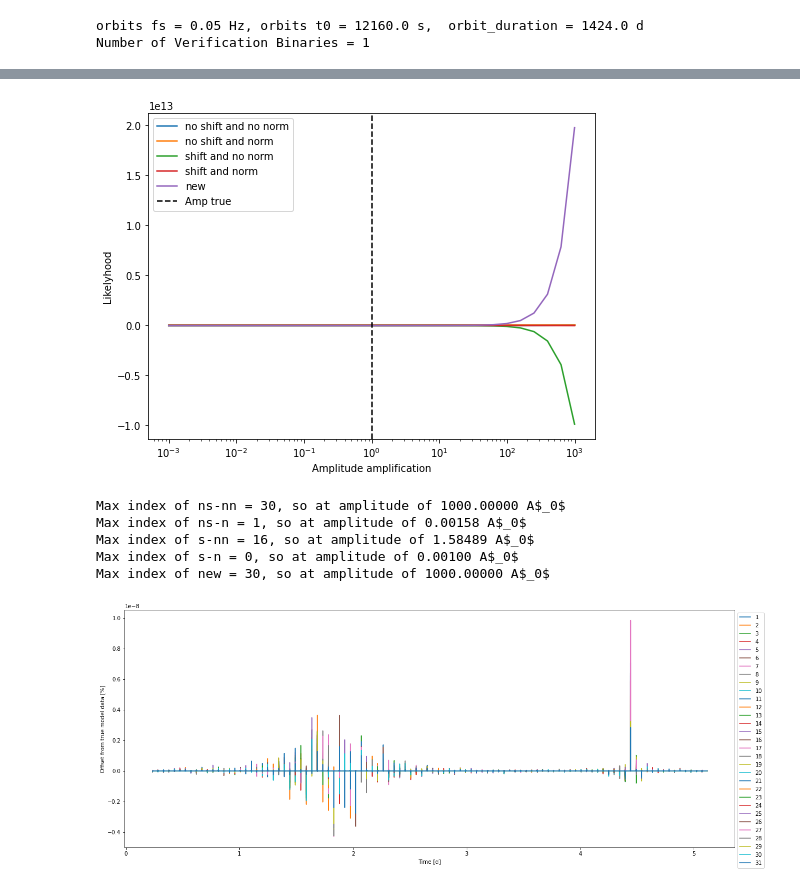
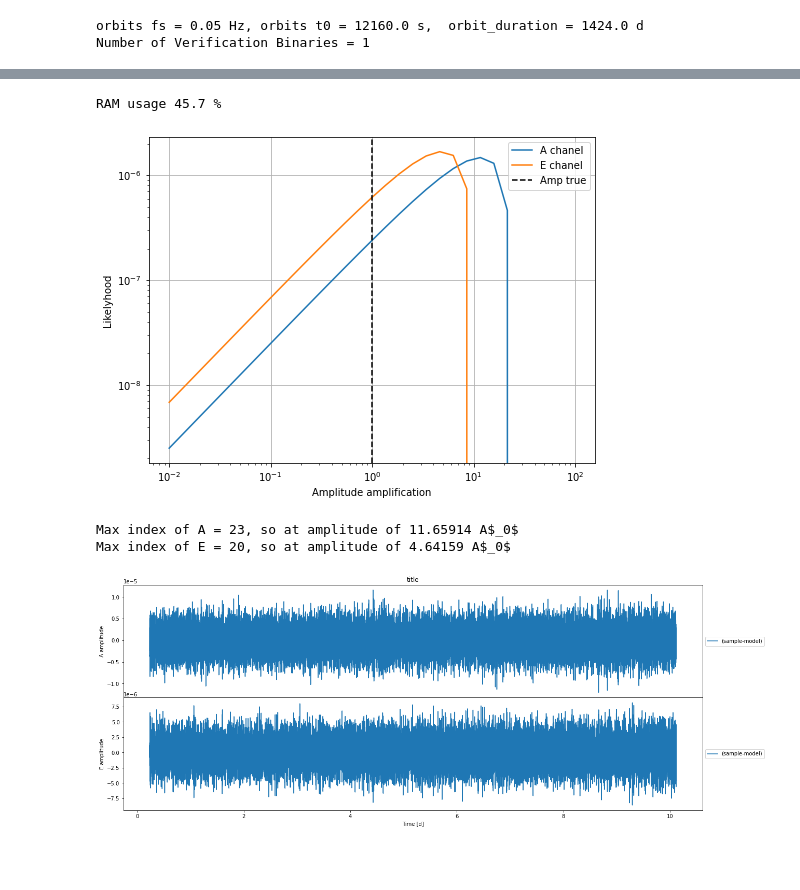
Before and after one commit to BartOuwehand/MP1_LISA, a Jupyter notebook: pyscripts/notebook_gen_fsdata_matchedfiltering.ipynb, the cells around one changed output, grey strips where cells are left out. Saved outputs shown, nothing was run; the diff lists cells and outputs as text; code cells hidden in the pictures; blank space fills up the shorter version.

```diff
--- a/pyscripts/notebook_gen_fsdata_matchedfiltering.ipynb
+++ b/pyscripts/notebook_gen_fsdata_matchedfiltering.ipynb
@@ -47,13 +61,26 @@ for j in [range(N2)[N2//2]]:
     fig, axs = plt.subplots(2,sharex=True,figsize=(20,8),gridspec_kw={'hspace':0})
     for k in range(2):
             # axs[k].plot(mdata_1b[0]/day,mdata_1b[1+2*j+k],label=str(N2-N2//2))
-        axs[k].plot(fsdata[0]/day,fsdata[1+k],c='black')
-        axs[k].plot(mdata[0]/day,rawdata[rec[k]+str(int(j))])
+        axs[k].plot(fsdata[0]/day,fsdata[1+k],c='black',label='sample')
+
+        mdatot = np.copy(mdata[1+k])
+        # mdatot += mdata2[1+k]
+
+
+        axs[k].plot(mdata[0]/day,mdatot,label="model")
+        Amplification = 1#e14
+        axs[k].plot(mdata[0]/day,(fsdata[1+k]-mdatot)*Amplification,label="(sample-model)*1e"+str(int(np.log10(Amplification))))
+        # axs[k].plot(mdata[0]/day,(fsdata[1+k]-mdata[1+k])*1e3,label="sample-model")
+        # axs[k].plot(mdata[0]/day,mdata[1+k]*Amp_range[0,iopt],label="model")
+        # axs[k].plot(mdata[0]/day,(fsdata[1+k]-mdata[1+k]*Amp_range[0,iopt])*1e3,label="sample-model")
+
         axs[k].set_ylabel("{} amplitude".format(rec[k]))
+        axs[k].legend(bbox_to_anchor=(1,.5),loc="center left")
         # axs[k].set_ylim(1e-5*np.array([-1,1]))
     axs[0].set_title("title")
     # axs[0].legend(loc=1)
-    axs[k].set_xlim(.5,.6)
+    # axs[k].set_xlim(1,1.05)
+    # axs[k].set_xlim(5,5.05)
     axs[k].set_xlabel("Time [d]")
     plt.show()
 # %% [output]
@@ -223,54 +224,62 @@ plt.show()
 #     plt.loglog(fs_fft[0].real,np.abs(fs_fft[1]**2))
 #     plt.loglog(tmp[0].real,np.abs(tmp[1]**2))
 #     plt.show()
+print ("RAM usage {} %".format(psutil.virtual_memory()[2]))
+# %% [output]
+RAM usage 45.7 %
 # %%
-if N3 == 5:
-    labels = ["no shift and no norm","no shift and norm","shift and no norm","shift and norm","new"]
-    rec2 = ["ns-nn", "ns-n", "s-nn","s-n","new"]
+if N3 == 4:
+    labels = ["no shift and no norm","no shift and norm","shift and no norm","shift and norm"]
+    rec2 = ["ns-nn", "ns-n", "s-nn","s-n"]
 elif N3 == 2:
     labels = ["A chanel","E chanel"]
     rec2 = ["A", "E"]
 else:
     print ("ERROR")
 
 
 # plot likelyhoods
 i_max = np.zeros(len(labels),dtype=int)
 
 plt.figure(figsize=(8,6))
 for i,lab in enumerate(labels):
     # if i not in [1,3]:
     plt.plot(Amp_range[0]/Amp_true[0], L_range[i], label=lab)
 
     i_max[i] = np.where(L_range[i] == np.max(L_range[i]))[0][0]
 
 plt.xscale('log')
-# plt.yscale('log')
+plt.yscale('log')
 plt.xlabel("Amplitude amplification")
 plt.ylabel("Likelyhood")
 plt.axvline(1,c='black',linestyle='dashed',label="Amp true")
 plt.legend()
+# plt.ylim(1e-7*np.array([-1,1.5]))
+plt.grid()
 plt.show()
 
 for i,im in enumerate(i_max):
     print ("Max index of {} = {}, so at amplitude of {:.5f} A$_0$".format(rec2[i],im,Amp_range[0][im]/Amp_true[0]))
+
+fig, axs = plt.subplots(2,sharex=True,figsize=(20,8),gridspec_kw={'hspace':0})
+for k,im in enumerate(i_max):
+    mdata_tmp = np.copy(mdata)
+    mdata_tmp[1:] = mdata_tmp[1:]*(Amp_range[0,im]/Amp_true[0])
+
+    # axs[k].plot(fsdata[0]/day, fsdata[1+k], label="sample")
+    # axs[k].plot(mdata_tmp[0]/day,mdata_tmp[1+k], label="model")
+    axs[k].plot(mdata_tmp[0]/day,fsdata[1+k]-mdata_tmp[1+k], label="(sample-model)")
+
+    axs[k].set_ylabel("{} amplitude".format(rec[k]))
+    axs[k].legend(bbox_to_anchor=(1,.5),loc="center left")
+axs[0].set_title("title")
+# axs[0].legend(loc=1)
+# axs[k].set_xlim(1,1.05)
+# axs[k].set_xlim(5,5.05)
+axs[k].set_xlabel("Time [d]")
+plt.show()
 # %% [output]
-[figure, old version]
+[figure, new version]
-Max index of ns-nn = 30, so at amplitude of 1000.00000 A$_0$
-Max index of ns-n = 1, so at amplitude of 0.00158 A$_0$
-Max index of s-nn = 16, so at amplitude of 1.58489 A$_0$
-Max index of s-n = 0, so at amplitude of 0.00100 A$_0$
-Max index of new = 30, so at amplitude of 1000.00000 A$_0$
+Max index of A = 23, so at amplitude of 11.65914 A$_0$
+Max index of E = 20, so at amplitude of 4.64159 A$_0$
+[figure, added]
-# %%
-plt.figure(figsize=(20,8))
-
-for j in range(N2):
-    mdata_tmp = np.array([rawdata['t'], rawdata['A'+str(int(j))],rawdata['E'+str(int(j))]])
-
-    plt.plot(mdata_tmp[0]/day,(mdata_tmp[1]*(Amp_true[0]/Amp_range[0,j])-mdata[1])/mdata[1]*100,label=str(j+1))
-plt.xlabel("Time [d]")
-plt.ylabel("Offset from true model data [%]")
-plt.legend(bbox_to_anchor=(1,1),loc='upper left')
-plt.show()
-# %% [output]
-[figure, removed]
```
Also changed, not shown: parts of 11 cells of this notebook, 4 other files.
